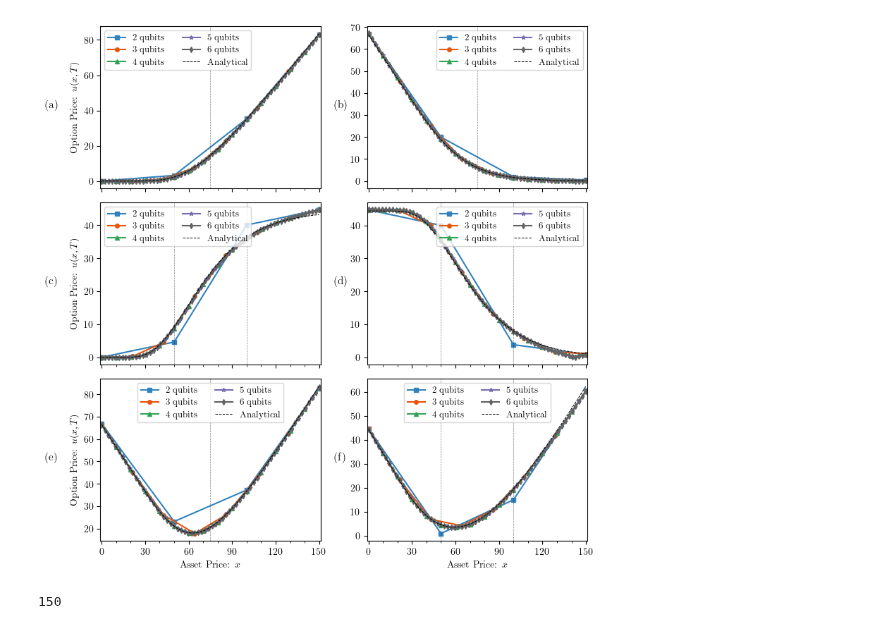
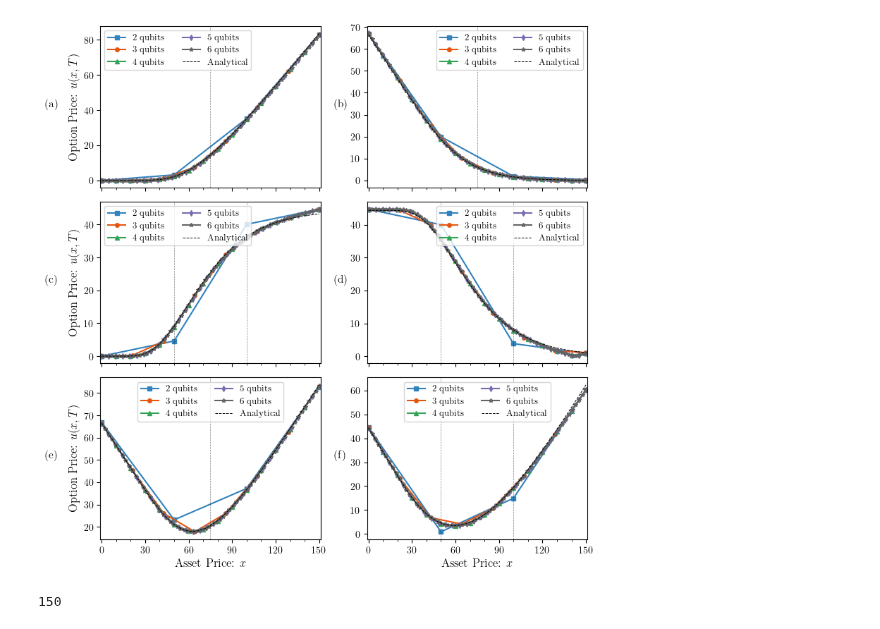
Before and after one commit to KnightShuffler/Quantum-Non-Unitary-Time-Evolution-Public-, a Jupyter notebook: black_scholes_figs.ipynb, the cells around one changed output. Saved outputs shown, nothing was run; the diff lists cells and outputs as text; code cells hidden in the pictures.

```diff
--- a/black_scholes_figs.ipynb
+++ b/black_scholes_figs.ipynb
@@ -21,7 +21,7 @@ figpath='figs/black_scholes/'
 colors = list(map(plt.cm.tab20c, range(20)))
 def get_color(n,Di):
     return colors[(n-2)*4 + ( o_index:=((n+1)//2 - Di - 1) )]
-markers = 'so^*d'
+markers = 'so^d*'
 styles = ['solid', 'dashed', 'dashdot']
 
 h = []
@@ -61,36 +61,36 @@ for oi, option_type in enumerate(options:=['call','put','BULL','BEAR','STRADDLE'
             l, = ax.plot(np.linspace(Smin,Smax,N), (sol:=qnute_sols[Di,-1,:]),
                      label=f'{n} qubits',
                     #  color=colors[(n-2)*4 + ( o_index:=((n+1)//2 - Di - 1) )],
                     color=get_color(n,Di),
                      marker=markers[n-2],
                      linestyle='solid',
                      ms=4,
                     #  alpha = (4-o_index)/4
                      )
             if option_type == options[0]:
                 h.append(l)
     ax.plot(np.linspace(Smin,Smax,N),(sol:=analytical_sols[-1,:]),label='Analytical',color='k',linestyle='--', linewidth=0.7)
     for k in strike:
         ax.axvline(x=k, linewidth=0.5, linestyle='dashed', color='k',alpha=0.5)
 
     ax.legend(loc=legend_loc[oi], prop={'size':9}, ncols=2)
     add_text(ax, -0.25 + (oi%2)*0.1 ,0.5, f"({chr(ord('a')+oi)})", size=11)
 
 for i in range(2):
-    axs[-1][i].set_xlabel(r'Asset Price: $x$')
+    axs[-1][i].set_xlabel(r'Asset Price: $x$',fontsize=12)
 for i in range(3):
-    axs[i][0].set_ylabel(r'Option Price: $u(x,T)$')
+    axs[i][0].set_ylabel(r'Option Price: $u(x,T)$',fontsize=12)
 ax.set_xlim([Smin-1,Smax+1])
 ax.set_xticks(np.arange(Smin,Smax+10,30))
 ax.set_xticks(np.arange(Smin,Smax+10,10),minor=True)
 # fig.legend(handles=h,loc='center right',ncols=1,prop={'size':9})
 plt.tight_layout()
 
 fig.savefig(figpath+figname+'.pdf', dpi=300, bbox_inches='tight')
 fig.savefig(figpath+figname+'.png', dpi=300, bbox_inches='tight')
 plt.show()
 # %% [output]
-[figure, old version]
+[figure, new version]
 # %%
 Smax
 # %% [output]
```
Also changed, not shown: parts of 1 cell of this notebook.
